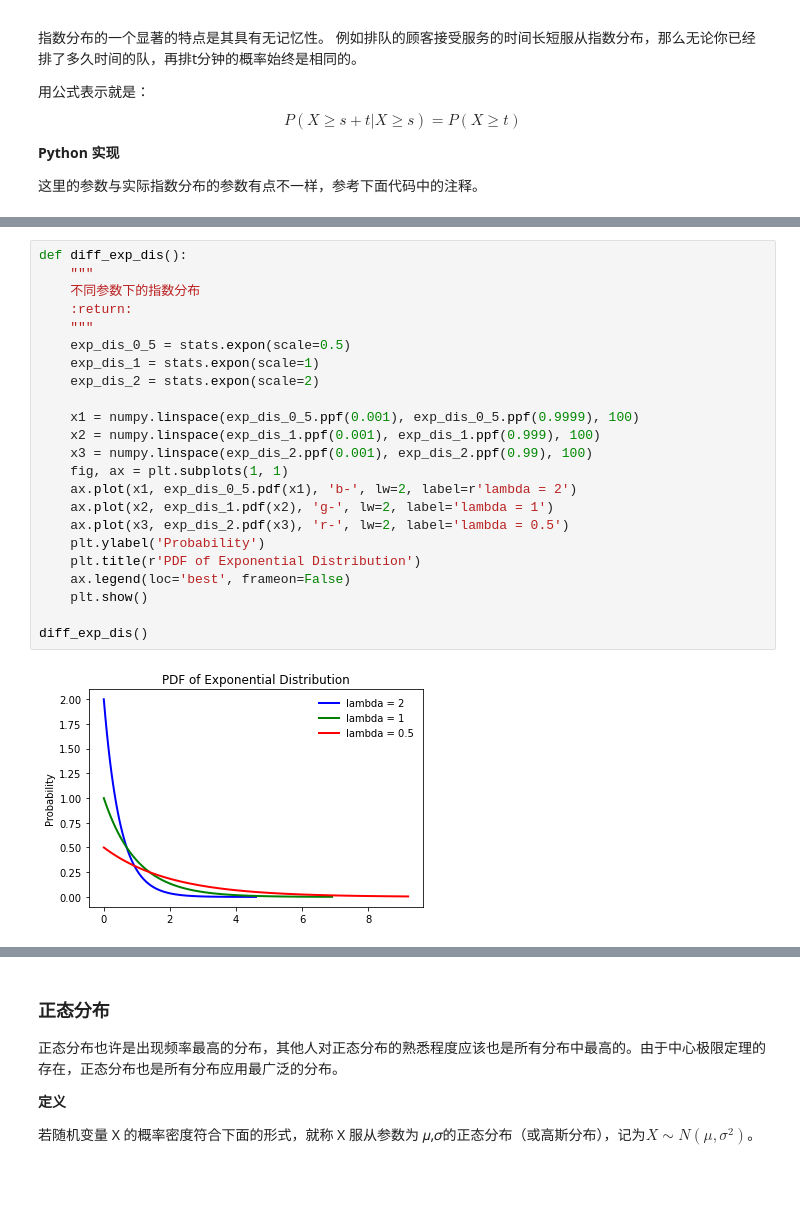
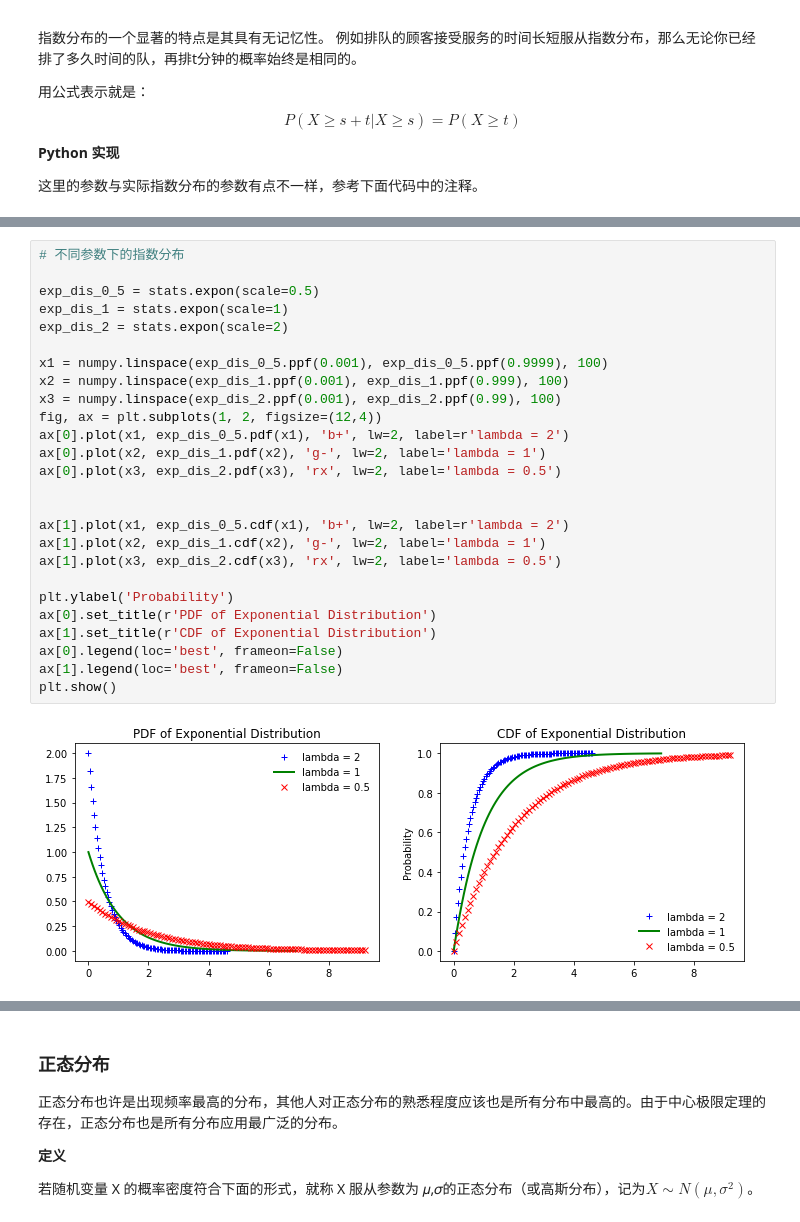
Before and after one commit to samuelzq/python_math, a Jupyter notebook: ch10/chp10.ipynb, the cells around one changed output, grey strips where cells are left out. Drawn from its saved outputs; the diff is of its cells as text; blank space fills up the shorter version.

```diff
--- a/ch10/chp10.ipynb
+++ b/ch10/chp10.ipynb
@@ -758,25 +826,28 @@ True
 # %%
-def diff_exp_dis():
-    """
-    不同参数下的指数分布
-    :return:
-    """
-    exp_dis_0_5 = stats.expon(scale=0.5)
-    exp_dis_1 = stats.expon(scale=1)
-    exp_dis_2 = stats.expon(scale=2)
+# 不同参数下的指数分布
 
-    x1 = numpy.linspace(exp_dis_0_5.ppf(0.001), exp_dis_0_5.ppf(0.9999), 100)
-    x2 = numpy.linspace(exp_dis_1.ppf(0.001), exp_dis_1.ppf(0.999), 100)
-    x3 = numpy.linspace(exp_dis_2.ppf(0.001), exp_dis_2.ppf(0.99), 100)
-    fig, ax = plt.subplots(1, 1)
-    ax.plot(x1, exp_dis_0_5.pdf(x1), 'b-', lw=2, label=r'lambda = 2')
-    ax.plot(x2, exp_dis_1.pdf(x2), 'g-', lw=2, label='lambda = 1')
-    ax.plot(x3, exp_dis_2.pdf(x3), 'r-', lw=2, label='lambda = 0.5')
-    plt.ylabel('Probability')
-    plt.title(r'PDF of Exponential Distribution')
-    ax.legend(loc='best', frameon=False)
-    plt.show()
+exp_dis_0_5 = stats.expon(scale=0.5)
+exp_dis_1 = stats.expon(scale=1)
+exp_dis_2 = stats.expon(scale=2)
 
-diff_exp_dis()
+x1 = numpy.linspace(exp_dis_0_5.ppf(0.001), exp_dis_0_5.ppf(0.9999), 100)
+x2 = numpy.linspace(exp_dis_1.ppf(0.001), exp_dis_1.ppf(0.999), 100)
+x3 = numpy.linspace(exp_dis_2.ppf(0.001), exp_dis_2.ppf(0.99), 100)
+fig, ax = plt.subplots(1, 2, figsize=(12,4))
+ax[0].plot(x1, exp_dis_0_5.pdf(x1), 'b+', lw=2, label=r'lambda = 2')
+ax[0].plot(x2, exp_dis_1.pdf(x2), 'g-', lw=2, label='lambda = 1')
+ax[0].plot(x3, exp_dis_2.pdf(x3), 'rx', lw=2, label='lambda = 0.5')
+
+
+ax[1].plot(x1, exp_dis_0_5.cdf(x1), 'b+', lw=2, label=r'lambda = 2')
+ax[1].plot(x2, exp_dis_1.cdf(x2), 'g-', lw=2, label='lambda = 1')
+ax[1].plot(x3, exp_dis_2.cdf(x3), 'rx', lw=2, label='lambda = 0.5')
+
+plt.ylabel('Probability')
+ax[0].set_title(r'PDF of Exponential Distribution')
+ax[1].set_title(r'CDF of Exponential Distribution')
+ax[0].legend(loc='best', frameon=False)
+ax[1].legend(loc='best', frameon=False)
+plt.show()
 # %% [output]
-[figure, old version]
+[figure, new version]
```
Also changed, not shown: parts of 18 cells of this notebook, 2 other files.
